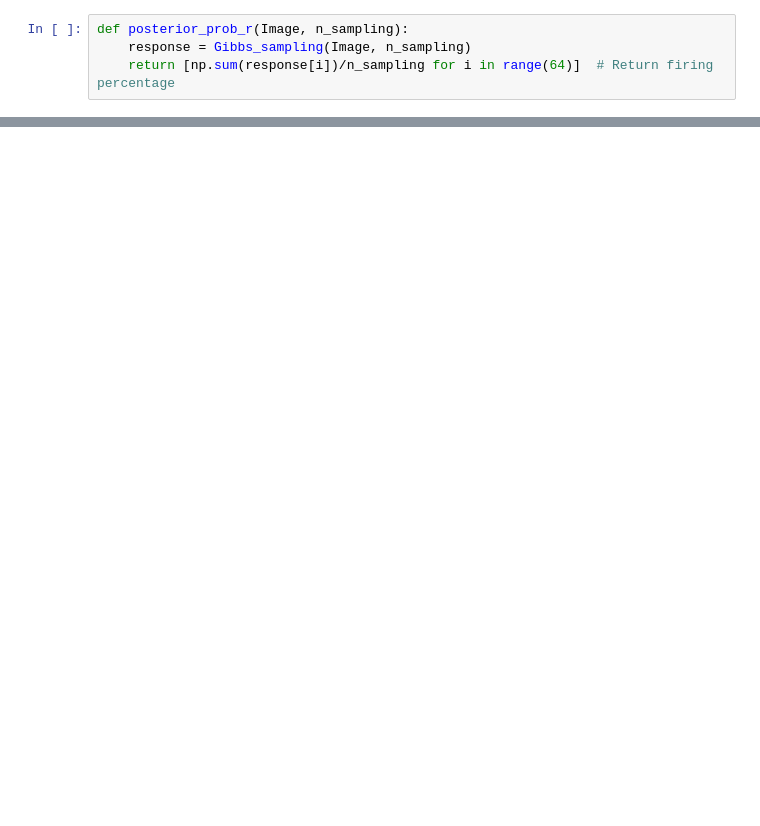
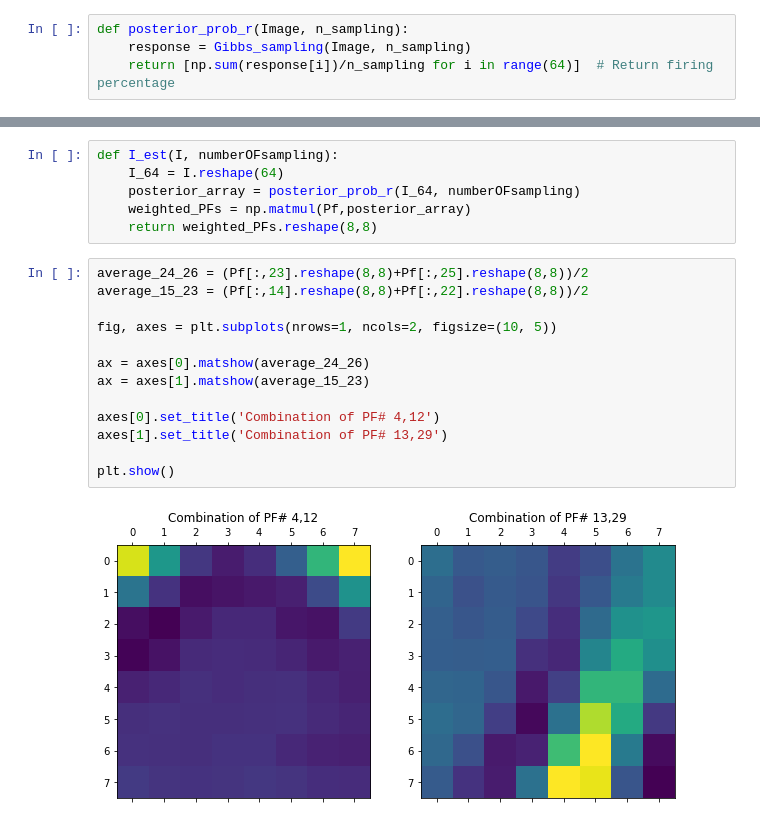
Before and after one commit to yavuz-s/Final-Project-phy527, a Jupyter notebook: Final Project - Sampling.ipynb, the cells around one changed output, grey strips where cells are left out. Saved outputs shown, nothing was run; the diff lists cells and outputs as text; blank space fills up the shorter version.

```diff
--- a/Final Project - Sampling.ipynb
+++ b/Final Project - Sampling.ipynb
@@ -272,0 +125,21 @@ plt.matshow(np.reshape(np.matmul(np.transpose(Pf[:,:]),Pf[:,1]), (8,8)))
+# %%
+def I_est(I, numberOFsampling):
+    I_64 = I.reshape(64)
+    posterior_array = posterior_prob_r(I_64, numberOFsampling)
+    weighted_PFs = np.matmul(Pf,posterior_array)
+    return weighted_PFs.reshape(8,8)
+# %%
+average_24_26 = (Pf[:,23].reshape(8,8)+Pf[:,25].reshape(8,8))/2
+average_15_23 = (Pf[:,14].reshape(8,8)+Pf[:,22].reshape(8,8))/2
+
+fig, axes = plt.subplots(nrows=1, ncols=2, figsize=(10, 5))
+
+ax = axes[0].matshow(average_24_26)
+ax = axes[1].matshow(average_15_23)
+
+axes[0].set_title('Combination of PF# 4,12')
+axes[1].set_title('Combination of PF# 13,29')
+
+plt.show()
+# %% [output]
+[figure, added]
```
Also changed, not shown: parts of 61 cells of this notebook.
